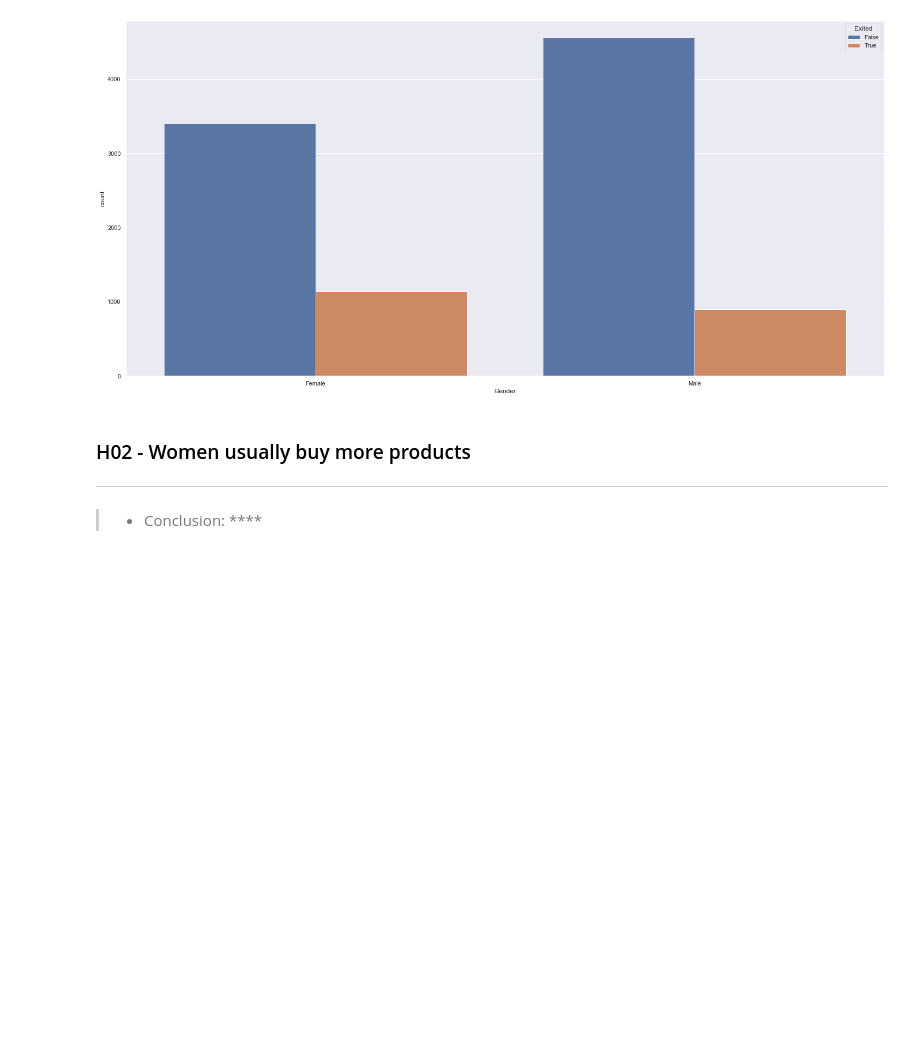
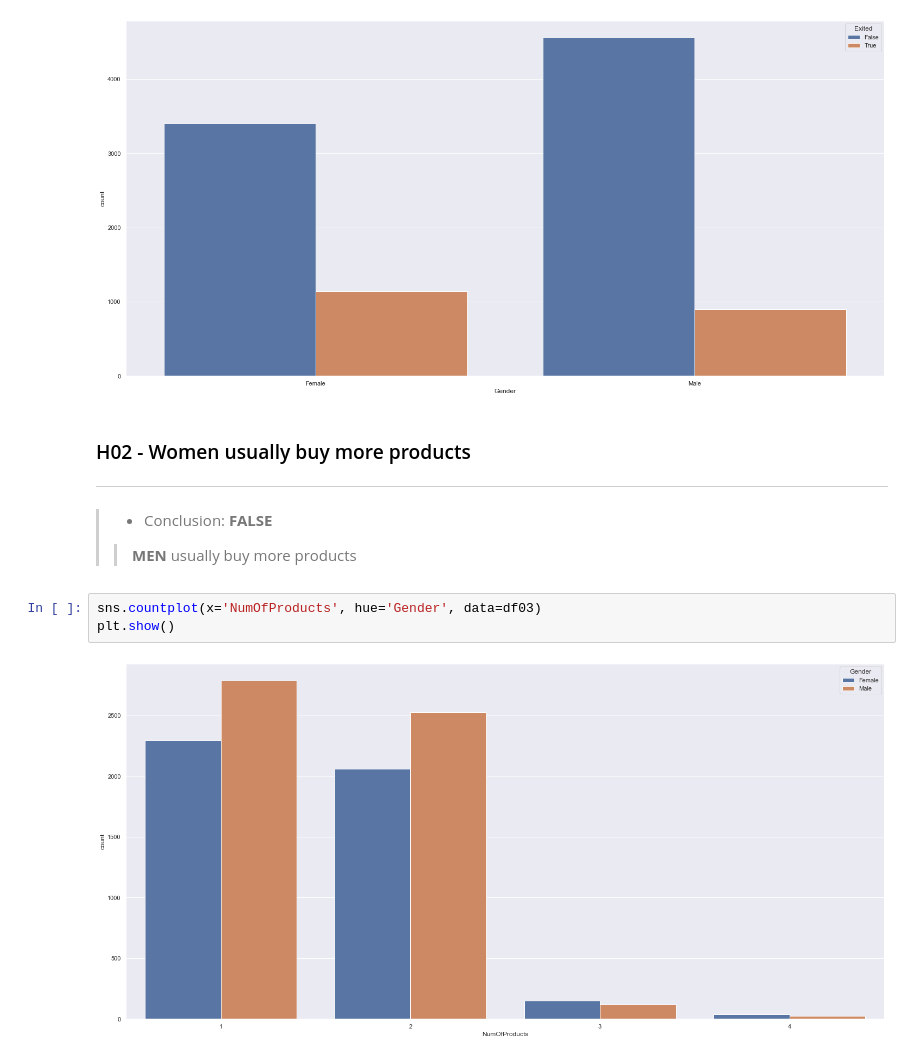
Before and after one commit to FabioCaffarello/Churn-Prediction-TopBank, a Jupyter notebook: 02-Notebooks/01-FirstCycleCRISP/03-ExploratoryDataAnalysis.ipynb, the cells around one changed output. Drawn from its saved outputs; the diff is of its cells as text; blank space fills up the shorter version.

```diff
--- a/02-Notebooks/01-FirstCycleCRISP/03-ExploratoryDataAnalysis.ipynb
+++ b/02-Notebooks/01-FirstCycleCRISP/03-ExploratoryDataAnalysis.ipynb
@@ -80,5 +82,10 @@ plt.show()
 # %% [markdown]
 ### H02 - Women usually buy more products
 ---
-> - Conclusion: ****
->>
+> - Conclusion: **FALSE**
+>> **MEN** usually buy more products
+# %%
+sns.countplot(x='NumOfProducts', hue='Gender', data=df03)
+plt.show()
+# %% [output]
+[figure, added]
```
Also changed, not shown: parts of 6 cells of this notebook.
